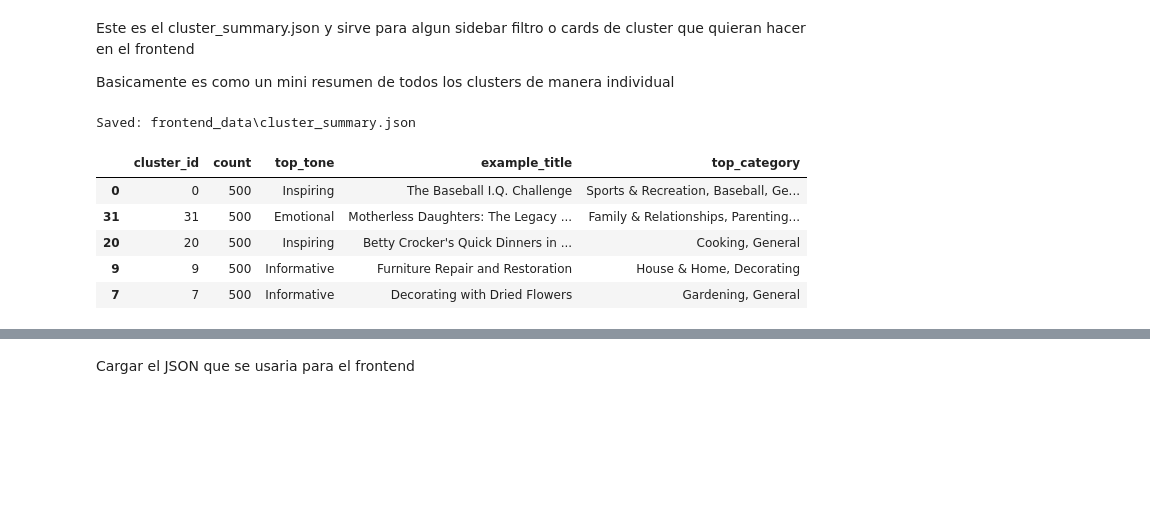
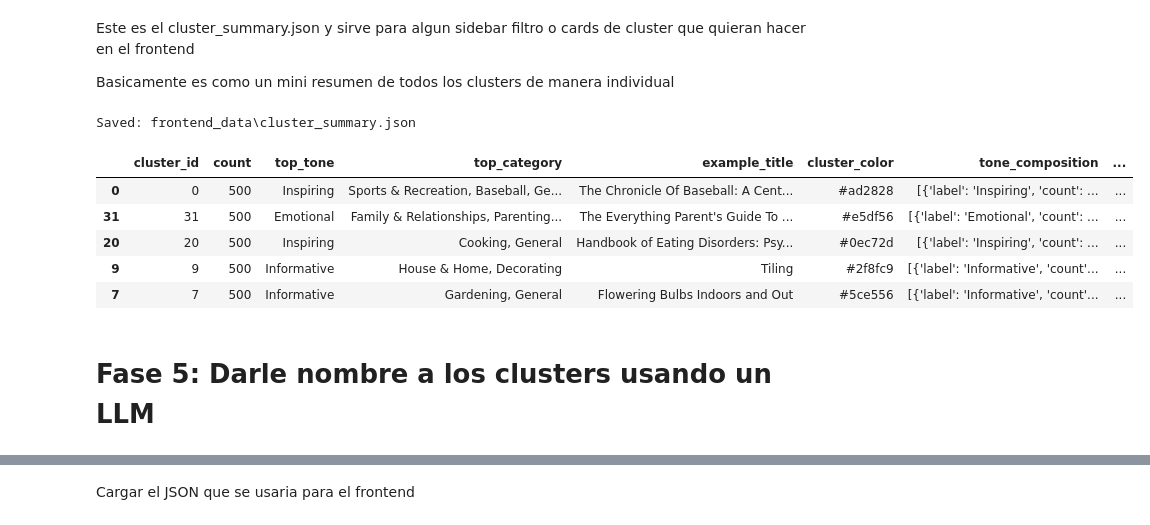
Before and after one commit to HiramZ04/Cal-State-UMAP_Clustering, a Jupyter notebook: Final_Notebook.ipynb, the cells around one changed output, grey strips where cells are left out. Cells and saved outputs as stored; diff of their text form; code cells hidden in the pictures; blank space fills up the shorter version.

```diff
--- a/Final_Notebook.ipynb
+++ b/Final_Notebook.ipynb
@@ -1092,34 +1159,98 @@ Este es el cluster_summary.json y sirve para algun sidebar filtro o cards de clu
 
 Basicamente es como un mini resumen de todos los clusters de manera individual
 # %%
+def clean_value(x):
+    if pd.isna(x):
+        return ""
+    x = str(x).strip()
+    if x.lower() in ["", "nan", "none", "null", "unknown", "n/a", "na"]:
+        return ""
+    return x
+
+
+def most_common(series):
+    s = series.dropna().astype(str).str.strip()
+    s = s[~s.str.lower().isin(["", "nan", "none", "null", "unknown", "n/a", "na"])]
+
+    if len(s) == 0:
+        return ""
+
+    return s.value_counts().index[0]
+
+
+def top_counts(series, n=3):
+    s = series.dropna().astype(str).str.strip()
+    s = s[~s.str.lower().isin(["", "nan", "none", "null", "unknown", "n/a", "na"])]
+
+    total = len(s)
+
+    if total == 0:
+        return []
+
+    counts = s.value_counts().head(n)
+
+    return [
+        {
+            "label": str(label),
+            "count": int(count),
+            "percent": round((int(count) / total) * 100, 1)
+        }
+        for label, count in counts.items()
+    ]
+
+
 cluster_summary = (
     book_map_points
     .groupby("cluster_id")
     .agg(
         count=("id", "count"),
-        top_tone=("tone", lambda x: x.value_counts().index[0]),
+        top_tone=("tone", most_common),
+        top_category=("category", most_common),
         example_title=("title", "first"),
-        top_category=("category", lambda x: x.value_counts().index[0])
+        cluster_color=("cluster_color", "first"),
+        tone_composition=("tone", top_counts),
+        category_composition=("category", top_counts)
     )
     .reset_index()
     .sort_values("count", ascending=False)
+)
+
+
+def short_category_name(category):
+    category = clean_value(category)
+
+    if not category:
+        return "Mixed Books"
+
+    return category.split(",")[0].strip()
+
+
+cluster_summary["cluster_name"] = cluster_summary.apply(
+    lambda row: (
+        f"{short_category_name(row['top_category'])} · {row['top_tone']}"
+        if clean_value(row["top_tone"])
+        else short_category_name(row["top_category"])
+    ),
+    axis=1
 )
 
 cluster_summary_path = FRONTEND_DIR / "cluster_summary.json"
 
 cluster_summary.to_json(
     cluster_summary_path,
     orient="records",
     force_ascii=False
 )
 
 print("Saved:", cluster_summary_path)
 cluster_summary.head()
 # %% [output]
 Saved: frontend_data\cluster_summary.json
-|  | cluster_id | count | top_tone | example_title | top_category |
-| 0 | 0 | 500 | Inspiring | The Baseball I.Q. Challenge | Sports & Recreation, Baseball, Ge... |
-| 31 | 31 | 500 | Emotional | Motherless Daughters: The Legacy ... | Family & Relationships, Parenting... |
-| 20 | 20 | 500 | Inspiring | Betty Crocker's Quick Dinners in ... | Cooking, General |
-| 9 | 9 | 500 | Informative | Furniture Repair and Restoration | House & Home, Decorating |
-| 7 | 7 | 500 | Informative | Decorating with Dried Flowers | Gardening, General |
+|  | cluster_id | count | top_tone | top_category | example_title | cluster_color | tone_composition | ... |
+| 0 | 0 | 500 | Inspiring | Sports & Recreation, Baseball, Ge... | The Chronicle Of Baseball: A Cent... | #ad2828 | [{'label': 'Inspiring', 'count': ... | ... |
+| 31 | 31 | 500 | Emotional | Family & Relationships, Parenting... | The Everything Parent's Guide To ... | #e5df56 | [{'label': 'Emotional', 'count': ... | ... |
+| 20 | 20 | 500 | Inspiring | Cooking, General | Handbook of Eating Disorders: Psy... | #0ec72d | [{'label': 'Inspiring', 'count': ... | ... |
+| 9 | 9 | 500 | Informative | House & Home, Decorating | Tiling | #2f8fc9 | [{'label': 'Informative', 'count'... | ... |
+| 7 | 7 | 500 | Informative | Gardening, General | Flowering Bulbs Indoors and Out | #5ce556 | [{'label': 'Informative', 'count'... | ... |
+# %% [markdown]
+# Fase 5: Darle nombre a los clusters usando un LLM
```
Also changed, not shown: parts of 23 cells of this notebook, 4 other files.
